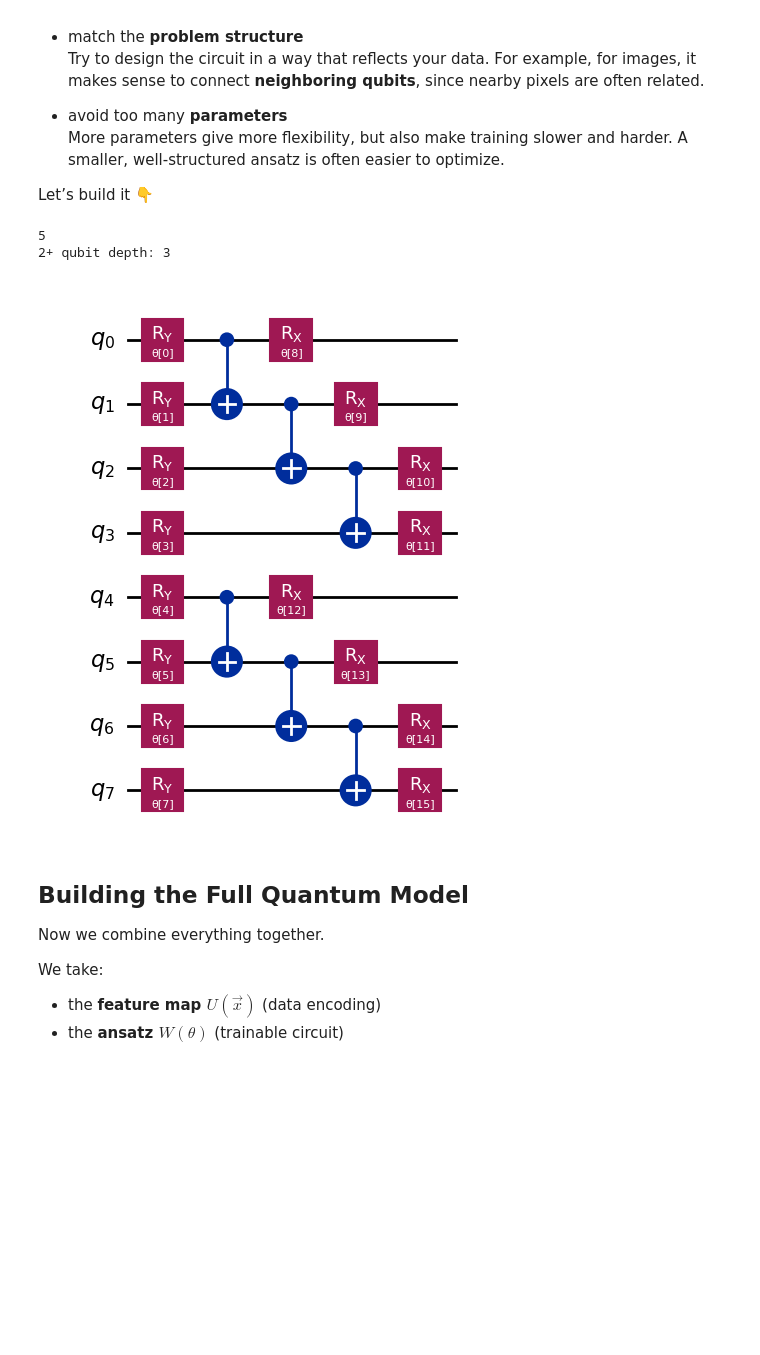
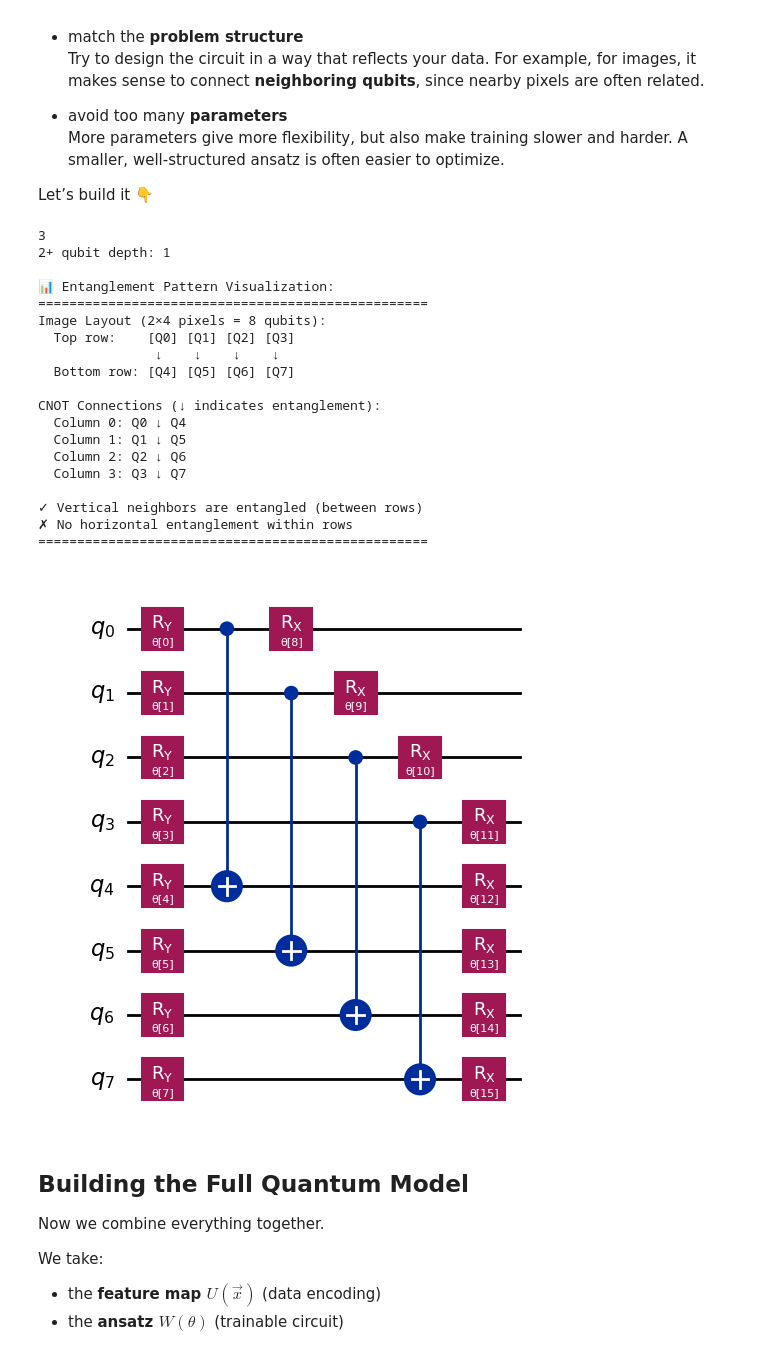
Before and after one commit to krialm/Quantum-Neural-Network-Workshop, a Jupyter notebook: QVC_QNN.ipynb, the cells around one changed output. Drawn from its saved outputs; the diff is of its cells as text; code cells hidden in the pictures; blank space fills up the shorter version.

```diff
--- a/QVC_QNN.ipynb
+++ b/QVC_QNN.ipynb
@@ -197,39 +326,77 @@ Let’s build it 👇
 from qiskit import QuantumCircuit
 from qiskit.circuit import ParameterVector
 
 # Initialize the circuit using the same number of qubits as the image has pixels
 qnn_circuit = QuantumCircuit(size)
 
 # We choose to have two variational parameters for each qubit.
 params = ParameterVector("θ", length=2 * size)
 
 # A first variational layer:
 for i in range(size):
     qnn_circuit.ry(params[i], i)
 
-# Here is a list of qubit pairs between which we want CNOT gates. The choice of these is not yet obvious.
-# Extended list of qubit pairs covering both top and bottom horizontal lines
-qnn_cnot_list = [[0, 1], [1, 2], [2, 3], [4, 5], [5, 6], [6, 7]]
+# Entanglement pattern: Connect VERTICALLY adjacent qubits between rows
+# Image structure:  [0][1][2][3]  ← Top row (qubits 0-3)
+#                    ↓  ↓  ↓  ↓
+#                   [4][5][6][7]  ← Bottom row (qubits 4-7)
+#
+# CNOTs create "communication" between pixels in the same column,
+# allowing the circuit to detect VERTICAL line patterns.
+qnn_cnot_list = [[0, 4], [1, 5], [2, 6], [3, 7]]
 
 for i in range(len(qnn_cnot_list)):
     qnn_circuit.cx(qnn_cnot_list[i][0], qnn_cnot_list[i][1])
 
 # The second variational layer:
 for i in range(size):
     qnn_circuit.rx(params[size + i], i)
 
 # Check the circuit depth, and the two-qubit gate depth
 print(qnn_circuit.decompose().depth())
 print(
     f"2+ qubit depth: {qnn_circuit.decompose().depth(lambda instr: len(instr.qubits) > 1)}"
 )
 
+# Visualize the entanglement pattern
+print("\n📊 Entanglement Pattern Visualization:")
+print("=" * 50)
+print("Image Layout (2×4 pixels = 8 qubits):")
+print("  Top row:    [Q0] [Q1] [Q2] [Q3]")
+print("               ↓    ↓    ↓    ↓")
+print("  Bottom row: [Q4] [Q5] [Q6] [Q7]")
+print("\nCNOT Connections (↓ indicates entanglement):")
+print("  Column 0: Q0 ↓ Q4")
+print("  Column 1: Q1 ↓ Q5")
+print("  Column 2: Q2 ↓ Q6")
+print("  Column 3: Q3 ↓ Q7")
+print("\n✓ Vertical neighbors are entangled (between rows)")
+print("✗ No horizontal entanglement within rows")
+print("=" * 50)
+
 # Draw the circuit
 qnn_circuit.draw("mpl")
 # %% [output]
-5
-2+ qubit depth: 3
+3
+2+ qubit depth: 1
+
+📊 Entanglement Pattern Visualization:
+==================================================
+Image Layout (2×4 pixels = 8 qubits):
+  Top row:    [Q0] [Q1] [Q2] [Q3]
+               ↓    ↓    ↓    ↓
+  Bottom row: [Q4] [Q5] [Q6] [Q7]
+
+CNOT Connections (↓ indicates entanglement):
+  Column 0: Q0 ↓ Q4
+  Column 1: Q1 ↓ Q5
+  Column 2: Q2 ↓ Q6
+  Column 3: Q3 ↓ Q7
+
+✓ Vertical neighbors are entangled (between rows)
+✗ No horizontal entanglement within rows
+==================================================
-[figure, old version]
+[figure, new version]
 # %% [markdown]
 ## Building the Full Quantum Model
 
```
Also changed, not shown: parts of 70 cells of this notebook.
